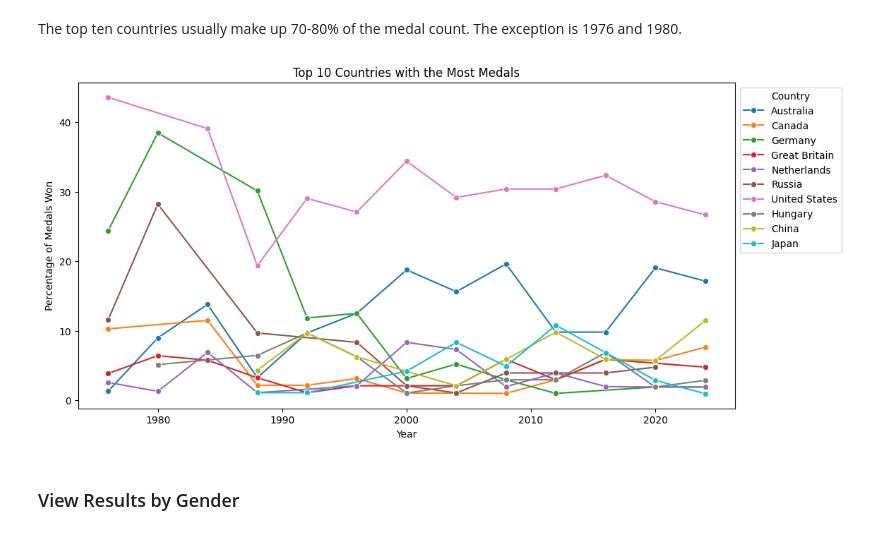
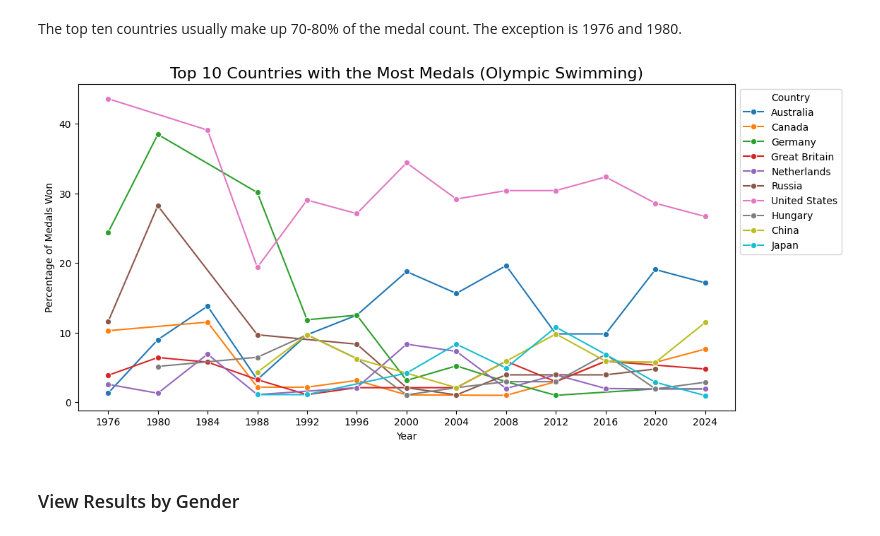
Before and after one commit to dagartga/olympics-data-project, a Jupyter notebook: olympics_data_project/notebooks/olympics_swimming_eda.ipynb, the cells around one changed output. Cells and saved outputs as stored; diff of their text form; code cells hidden in the pictures.

```diff
--- a/olympics_data_project/notebooks/olympics_swimming_eda.ipynb
+++ b/olympics_data_project/notebooks/olympics_swimming_eda.ipynb
@@ -271,16 +274,17 @@ The top ten countries usually make up 70-80% of the medal count. The exception i
 # %%
 pct_top_ten_df = top_10_year_country_medals[top_10_year_country_medals['Country'].isin(top_10_countries)]
 
 # plot the top 10 countries with the most medals over the years
 plt.figure(figsize=(12, 6))
 sns.lineplot(y='Pct_Medals', x='Year', data=pct_top_ten_df, hue='Country', marker='o')
-plt.title('Top 10 Countries with the Most Medals')
+plt.title('Top 10 Countries with the Most Medals (Olympic Swimming)', fontsize=16)
 plt.xlabel('Year')
 plt.ylabel('Percentage of Medals Won')
 plt.legend(title='Country', bbox_to_anchor=(1, 1))
+plt.xticks(np.arange(1976, 2025, 4))
 plt.show()
 # %% [output]
-[figure, old version]
+[figure, new version]
 # %% [markdown]
 ### View Results by Gender
 # %%
```
Also changed, not shown: parts of 8 cells of this notebook, 2 other files.
